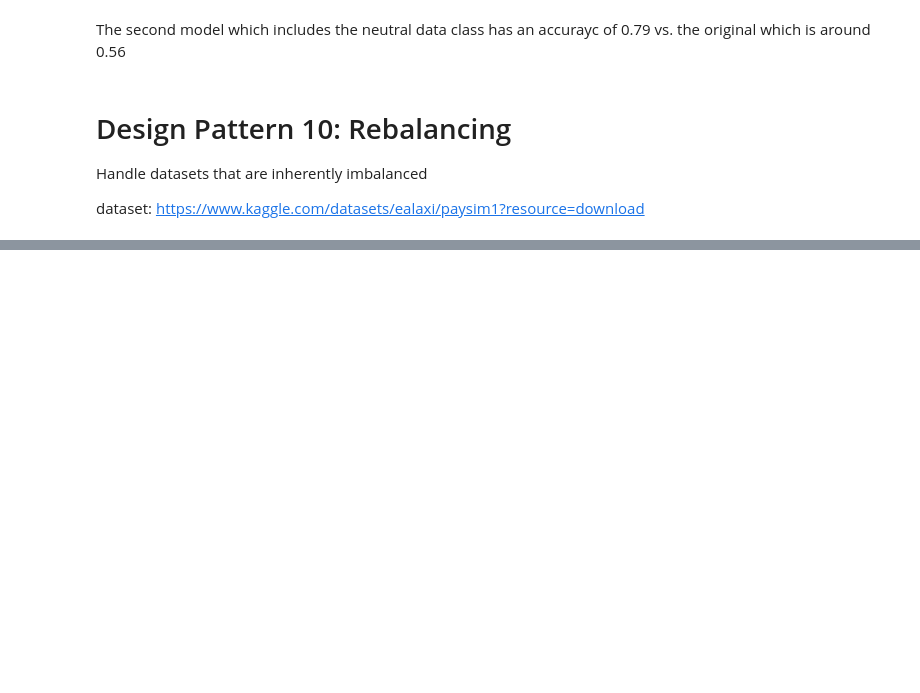
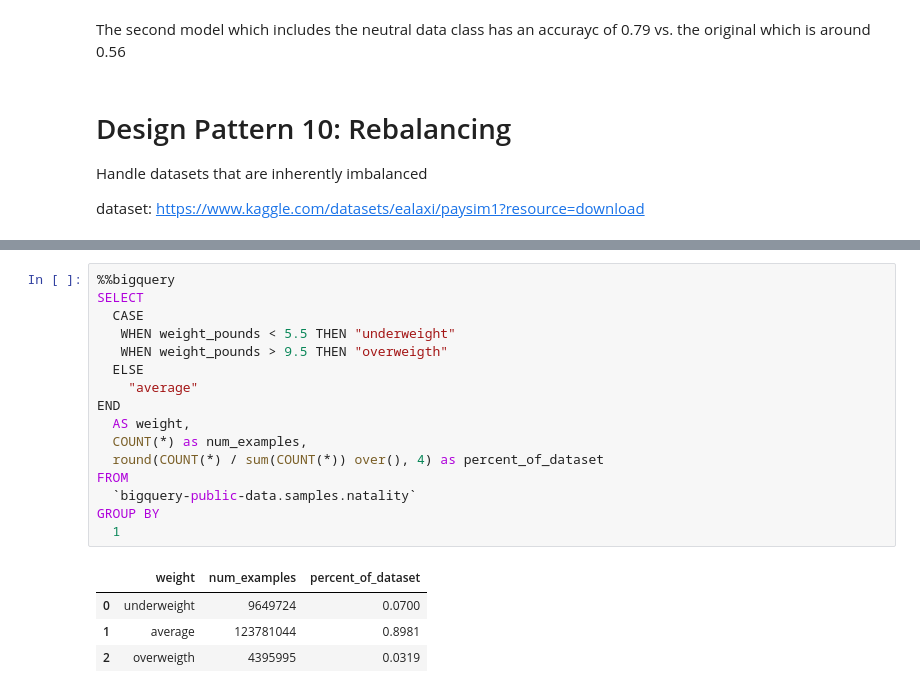
Before and after one commit to minimartzz/ml-design-patterns, a Jupyter notebook: Ch3 Problem Representation/Ch3c Design 9 and 10.ipynb, the cells around one changed output, grey strips where cells are left out. Cells and saved outputs as stored; diff of their text form; blank space fills up the shorter version.

```diff
--- a/Ch3 Problem Representation/Ch3c Design 9 and 10.ipynb
+++ b/Ch3 Problem Representation/Ch3c Design 9 and 10.ipynb
@@ -142,0 +478,21 @@ dataset: https://www.kaggle.com/datasets/ealaxi/paysim1?resource=download
+# %%
+%%bigquery
+SELECT
+  CASE
+   WHEN weight_pounds < 5.5 THEN "underweight"
+   WHEN weight_pounds > 9.5 THEN "overweigth"
+  ELSE
+    "average"
+END
+  AS weight,
+  COUNT(*) as num_examples,
+  round(COUNT(*) / sum(COUNT(*)) over(), 4) as percent_of_dataset
+FROM
+  `bigquery-public-data.samples.natality`
+GROUP BY
+  1
+# %% [output]
+|  | weight | num_examples | percent_of_dataset |
+| 0 | underweight | 9649724 | 0.0700 |
+| 1 | average | 123781044 | 0.8981 |
+| 2 | overweigth | 4395995 | 0.0319 |
```
Also changed, not shown: parts of 34 cells of this notebook.
